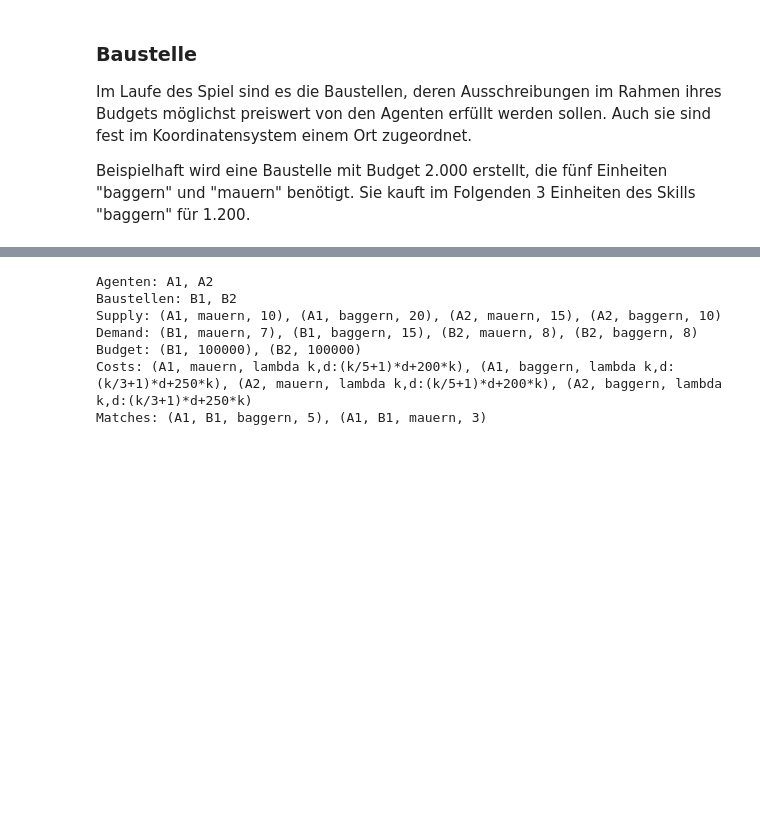
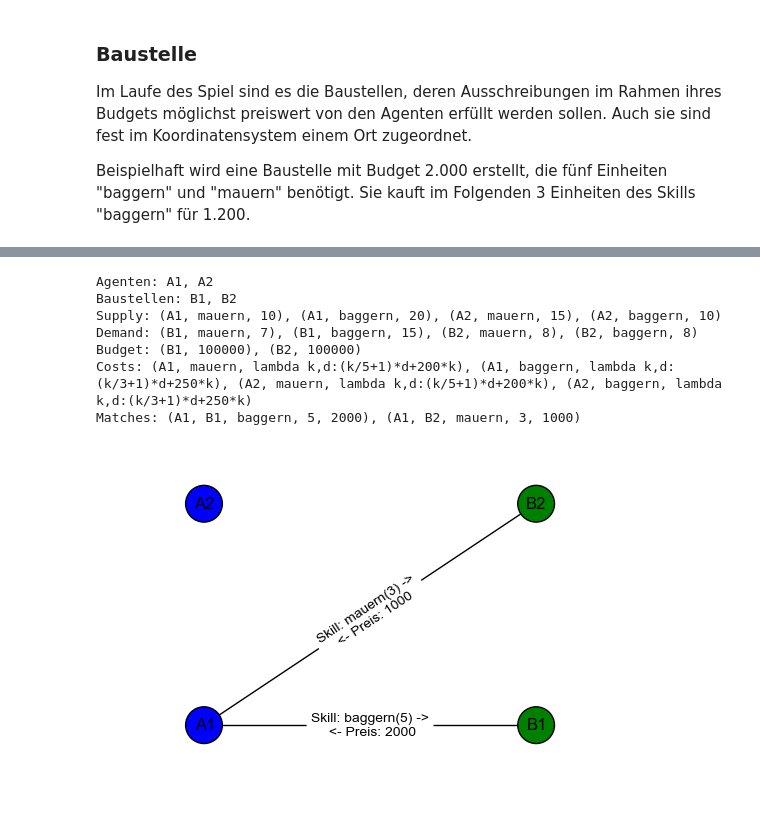
Before and after one commit to mhhf/AOTidF-bagger, a Jupyter notebook: scratch_tobias.ipynb, the cells around one changed output, grey strips where cells are left out. Saved outputs shown, nothing was run; the diff lists cells and outputs as text; code cells hidden in the pictures; blank space fills up the shorter version.

```diff
--- a/scratch_tobias.ipynb
+++ b/scratch_tobias.ipynb
@@ -411,11 +467,13 @@ Matches: (A1, B1, baggern, 5)
 # %%
-scenario.match('A1', 'B1', 'mauern', 3, 1000)
+scenario.match(scenario.agents[0], scenario.sites[1], 'mauern', 3, 1000)
 print scenario
+scenario.plotBiGraph()
 # %% [output]
 Agenten: A1, A2
 Baustellen: B1, B2
 Supply: (A1, mauern, 10), (A1, baggern, 20), (A2, mauern, 15), (A2, baggern, 10)
 Demand: (B1, mauern, 7), (B1, baggern, 15), (B2, mauern, 8), (B2, baggern, 8)
 Budget: (B1, 100000), (B2, 100000)
 Costs: (A1, mauern, lambda k,d:(k/5+1)*d+200*k), (A1, baggern, lambda k,d:(k/3+1)*d+250*k), (A2, mauern, lambda k,d:(k/5+1)*d+200*k), (A2, baggern, lambda k,d:(k/3+1)*d+250*k)
-Matches: (A1, B1, baggern, 5), (A1, B1, mauern, 3)
+Matches: (A1, B1, baggern, 5, 2000), (A1, B2, mauern, 3, 1000)
+[figure, added]
```
Also changed, not shown: parts of 14 cells of this notebook.
